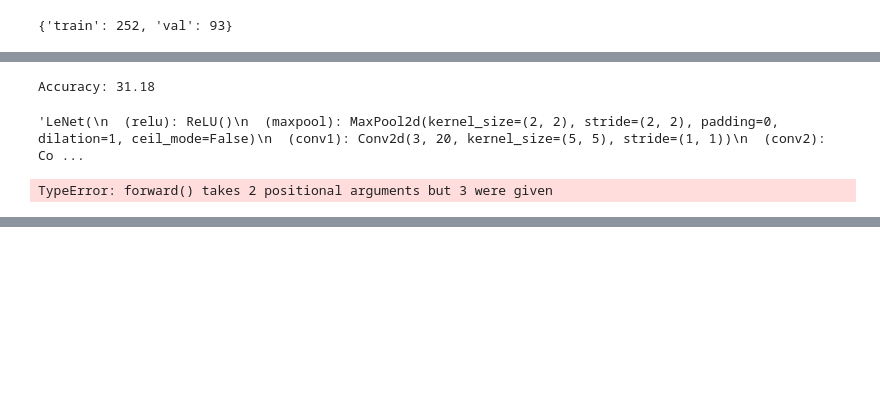
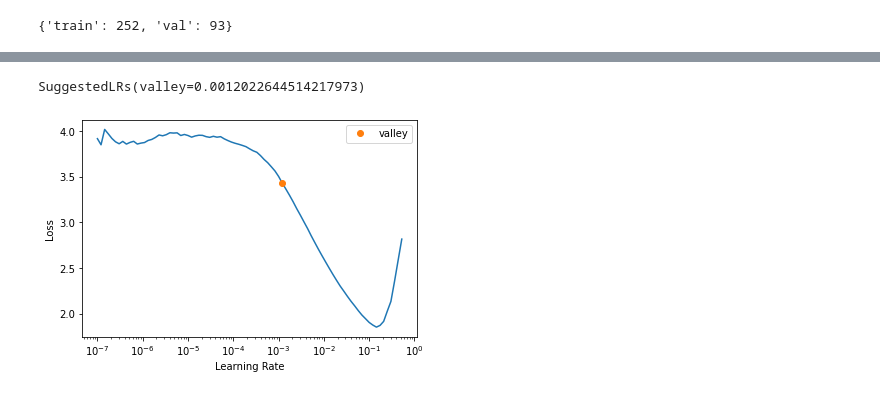
Before and after one commit to mulac/chess-vision, a Jupyter notebook: notebooks/model.ipynb, the cells around one changed output, grey strips where cells are left out. Drawn from its saved outputs; the diff is of its cells as text; code cells hidden in the pictures; blank space fills up the shorter version.

Commit message:
add model architectures

```diff
--- a/notebooks/model.ipynb
+++ b/notebooks/model.ipynb
@@ -42,20 +17,20 @@ from torchvision.io import read_image, write_jpeg
 # %%
 train_games = [
 #     Game("Adams", 0),
-    Game("Adams", 1),
-    Game("Adams", 2),
-    Game("Adams", 3),
+    Game("Adams", 1, game_dir="../games"),
+    Game("Adams", 2, game_dir="../games"),
+    Game("Adams", 3, game_dir="../games"),
 ]
 
 test_games = [
-    Game("Bird", 2)
+    Game("Bird", 2, game_dir="../games")
 ]
 # %%
 len(test_games[0])
 # %% [output]
 93
 # %%
-train_dir = save_games(train_games)
-test_dir = save_games(test_games)
-train_dir, test_dir
+train_dir = save_games(train_games, label_fn=label, labels=PIECE_LABELS)
+test_dir = save_games(test_games, label_fn=label, labels=PIECE_LABELS)
+train_dir, test_dir, os.path.basename(train_dir)
 # %% [output]
@@ -193,11 +81,0 @@ KeyboardInterrupt:
-# %%
-def accuracy():
-    correct = 0
-    for x, y in chess_datasets['val']:
-        correct += (model(x.unsqueeze(0)).argmax() == y).sum().item()
-    return correct/len(chess_datasets['val'])*100
-
-accuracy = accuracy()
-print(f"Accuracy: {accuracy:.2f}")
-# %% [output]
-Accuracy: 31.18
@@ -247,8 +81,0 @@ writer.add_hparams(
-# %%
-repr(model)
-# %% [output]
-'LeNet(\n  (relu): ReLU()\n  (maxpool): MaxPool2d(kernel_size=(2, 2), stride=(2, 2), padding=0, dilation=1, ceil_mode=False)\n  (conv1): Conv2d(3, 20, kernel_size=(5, 5), stride=(1, 1))\n  (conv2): Co ...
-# %%
-writer.add_graph(model, input_to_model=next(iter(dataloaders['train'])))
-# %% [output]
-TypeError: forward() takes 2 positional arguments but 3 were given
@@ -256,0 +84,6 @@ writer.close()
+# %%
+dls = ImageDataLoaders.from_folder("/tmp", train=os.path.basename(train_dir), valid=os.path.basename(test_dir))
+# %%
+learn = cnn_learner(dls, resnet18, metrics=accuracy)
+learn.lr_find()
+# %% [output]
@@ -256,0 +91,2 @@ writer.close()
+SuggestedLRs(valley=0.0012022644514217973)
+[figure, added]
```
Also changed, not shown: parts of 24 cells of this notebook, 6 other files.
